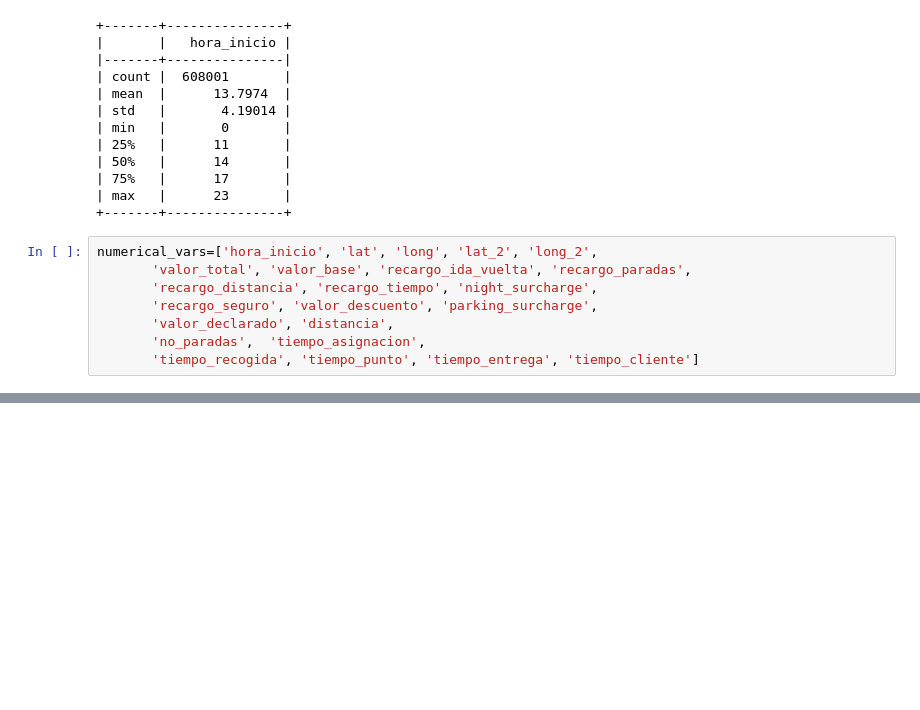
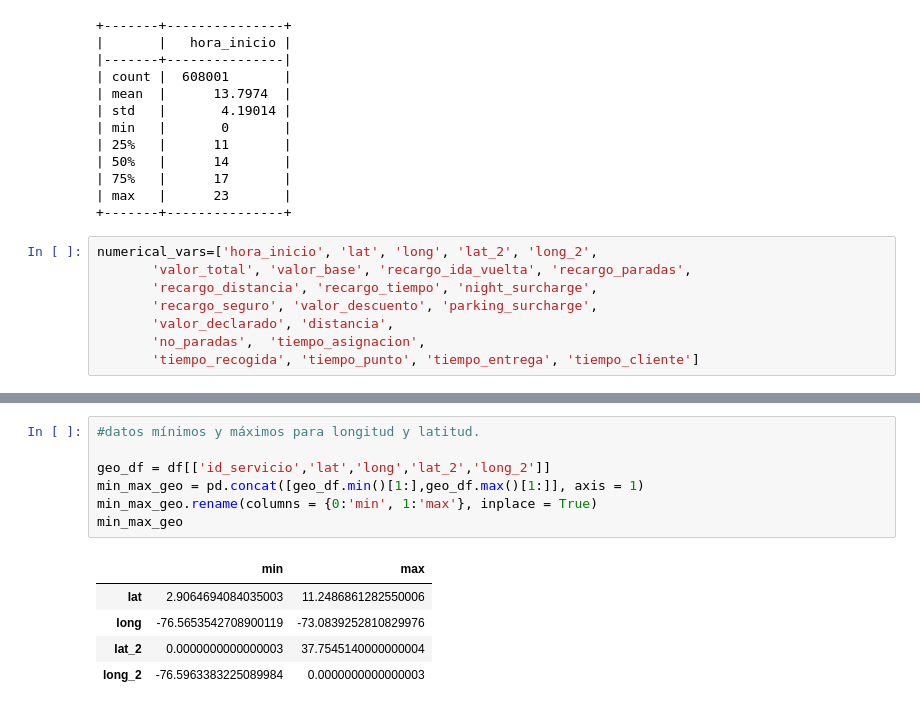
Before and after one commit to Karospi/Team199, a Jupyter notebook: EDA.ipynb, the cells around one changed output, grey strips where cells are left out. Cells and saved outputs as stored; diff of their text form; blank space fills up the shorter version.

```diff
--- a/EDA.ipynb
+++ b/EDA.ipynb
@@ -179,0 +213,13 @@ plt.show()
+# %%
+#datos mínimos y máximos para longitud y latitud.
+
+geo_df = df[['id_servicio','lat','long','lat_2','long_2']]
+min_max_geo = pd.concat([geo_df.min()[1:],geo_df.max()[1:]], axis = 1)
+min_max_geo.rename(columns = {0:'min', 1:'max'}, inplace = True)
+min_max_geo
+# %% [output]
+|  | min | max |
+| lat | 2.9064694084035003 | 11.2486861282550006 |
+| long | -76.5653542708900119 | -73.0839252810829976 |
+| lat_2 | 0.0000000000000003 | 37.7545140000000004 |
+| long_2 | -76.5963383225089984 | 0.0000000000000003 |
```
Also changed, not shown: parts of 12 cells of this notebook.
